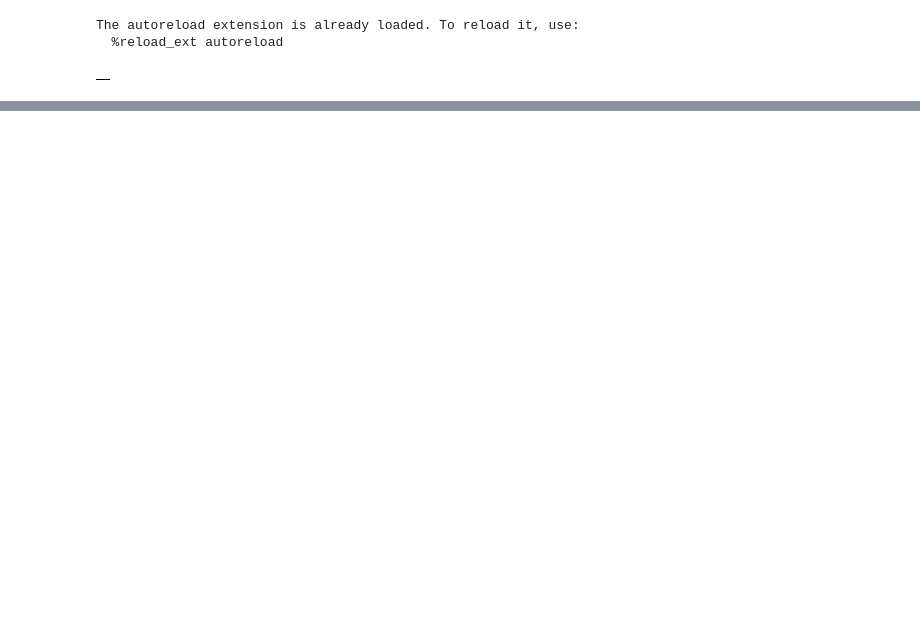
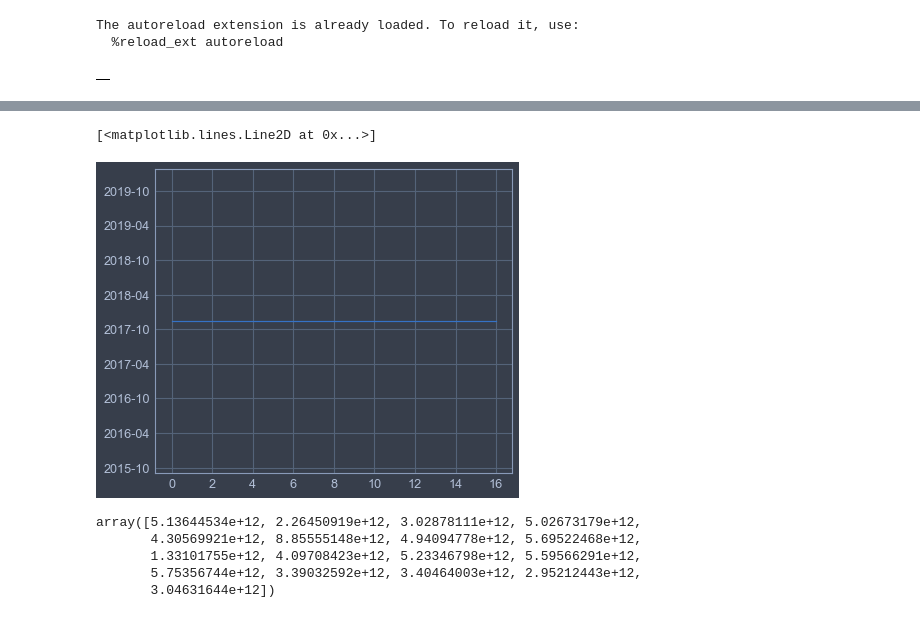
Before and after one commit to javiermas/smart-energy, a Jupyter notebook: notebooks/jma_00_dirty_stuff.ipynb, the cells around one changed output, grey strips where cells are left out. Drawn from its saved outputs; the diff is of its cells as text; code cells hidden in the pictures; blank space fills up the shorter version.

```diff
--- a/notebooks/jma_00_dirty_stuff.ipynb
+++ b/notebooks/jma_00_dirty_stuff.ipynb
@@ -48,0 +71,13 @@ data['MinuteMeasurements'].groupby('solbox_id')[vars_].agg(['mean', 'std', 'min'
+# %%
+plt.plot(performance_data['agent_service'].index, performance_data['agent_service'].values)
+# %% [output]
+[<matplotlib.lines.Line2D at 0x...>]
+[figure, added]
+# %%
+performance_data['agent_service'].values
+# %% [output]
+array([5.13644534e+12, 2.26450919e+12, 3.02878111e+12, 5.02673179e+12,
+       4.30569921e+12, 8.85555148e+12, 4.94094778e+12, 5.69522468e+12,
+       1.33101755e+12, 4.09708423e+12, 5.23346798e+12, 5.59566291e+12,
+       5.75356744e+12, 3.39032592e+12, 3.40464003e+12, 2.95212443e+12,
+       3.04631644e+12])
```
Also changed, not shown: parts of 7 cells of this notebook.
